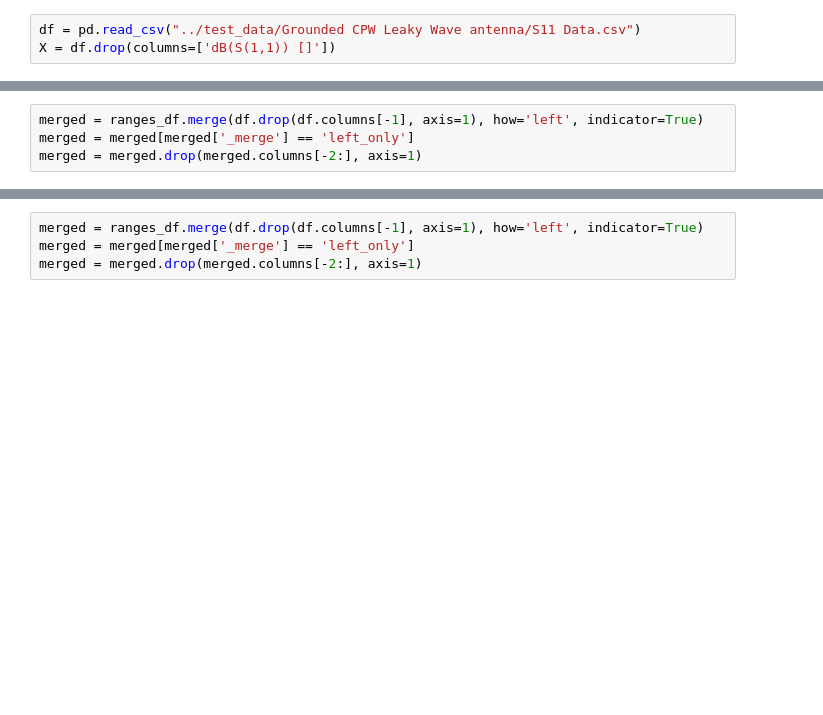
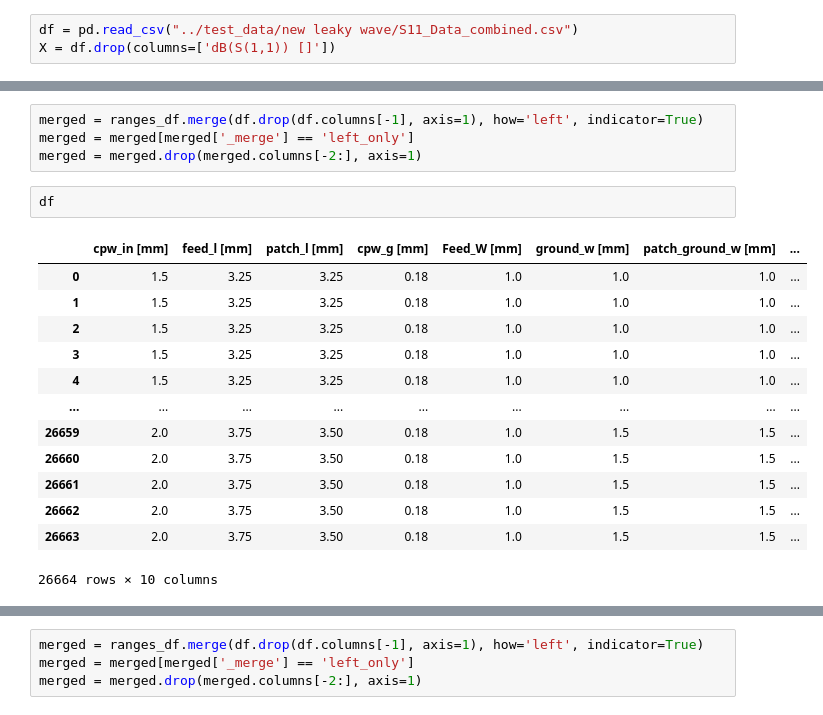
Before and after one commit to meowsome/antenna-ml, a Jupyter notebook: research/unseen_rows.ipynb, the cells around one changed output, grey strips where cells are left out. Saved outputs shown, nothing was run; the diff lists cells and outputs as text; blank space fills up the shorter version.

```diff
--- a/research/unseen_rows.ipynb
+++ b/research/unseen_rows.ipynb
@@ -3,7 +3,7 @@
 # %%
 import pandas as pd
 # %%
-df = pd.read_csv("../test_data/Grounded CPW Leaky Wave antenna/S11 Data.csv")
+df = pd.read_csv("../test_data/new leaky wave/S11_Data_combined.csv")
 X = df.drop(columns=['dB(S(1,1)) []'])
 # %%
 complete_df = pd.DataFrame(columns=X.columns)
@@ -22,6 +22,22 @@ for col in complete_df.columns[1:]:
 merged = ranges_df.merge(df.drop(df.columns[-1], axis=1), how='left', indicator=True)
 merged = merged[merged['_merge'] == 'left_only']
 merged = merged.drop(merged.columns[-2:], axis=1)
+# %%
+df
+# %% [output]
+|  | cpw_in [mm] | feed_l [mm] | patch_l [mm] | cpw_g [mm] | Feed_W [mm] | ground_w [mm] | patch_ground_w [mm] | ... |
+| 0 | 1.5 | 3.25 | 3.25 | 0.18 | 1.0 | 1.0 | 1.0 | ... |
+| 1 | 1.5 | 3.25 | 3.25 | 0.18 | 1.0 | 1.0 | 1.0 | ... |
+| 2 | 1.5 | 3.25 | 3.25 | 0.18 | 1.0 | 1.0 | 1.0 | ... |
+| 3 | 1.5 | 3.25 | 3.25 | 0.18 | 1.0 | 1.0 | 1.0 | ... |
+| 4 | 1.5 | 3.25 | 3.25 | 0.18 | 1.0 | 1.0 | 1.0 | ... |
+| ... | ... | ... | ... | ... | ... | ... | ... | ... |
+| 26659 | 2.0 | 3.75 | 3.50 | 0.18 | 1.0 | 1.5 | 1.5 | ... |
+| 26660 | 2.0 | 3.75 | 3.50 | 0.18 | 1.0 | 1.5 | 1.5 | ... |
+| 26661 | 2.0 | 3.75 | 3.50 | 0.18 | 1.0 | 1.5 | 1.5 | ... |
+| 26662 | 2.0 | 3.75 | 3.50 | 0.18 | 1.0 | 1.5 | 1.5 | ... |
+| 26663 | 2.0 | 3.75 | 3.50 | 0.18 | 1.0 | 1.5 | 1.5 | ... |
+26664 rows × 10 columns
 # %%
 print(f"Original: {df[df.columns[:-2]].drop_duplicates().shape}")
 print(f"Unique Permutations not in Original: {merged.drop_duplicates().shape}")
```
Also changed, not shown: parts of 7 cells of this notebook, 3 other files.
